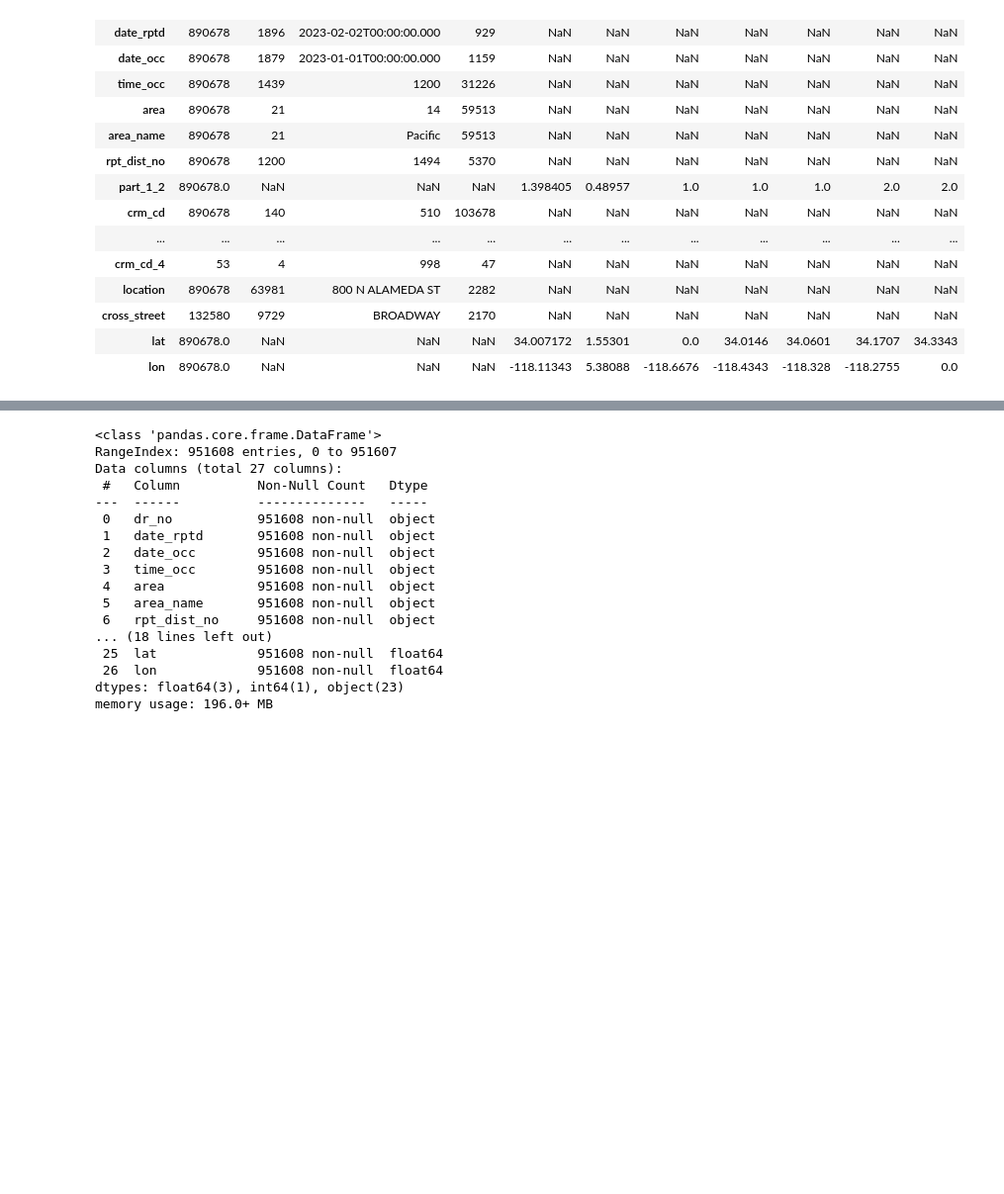
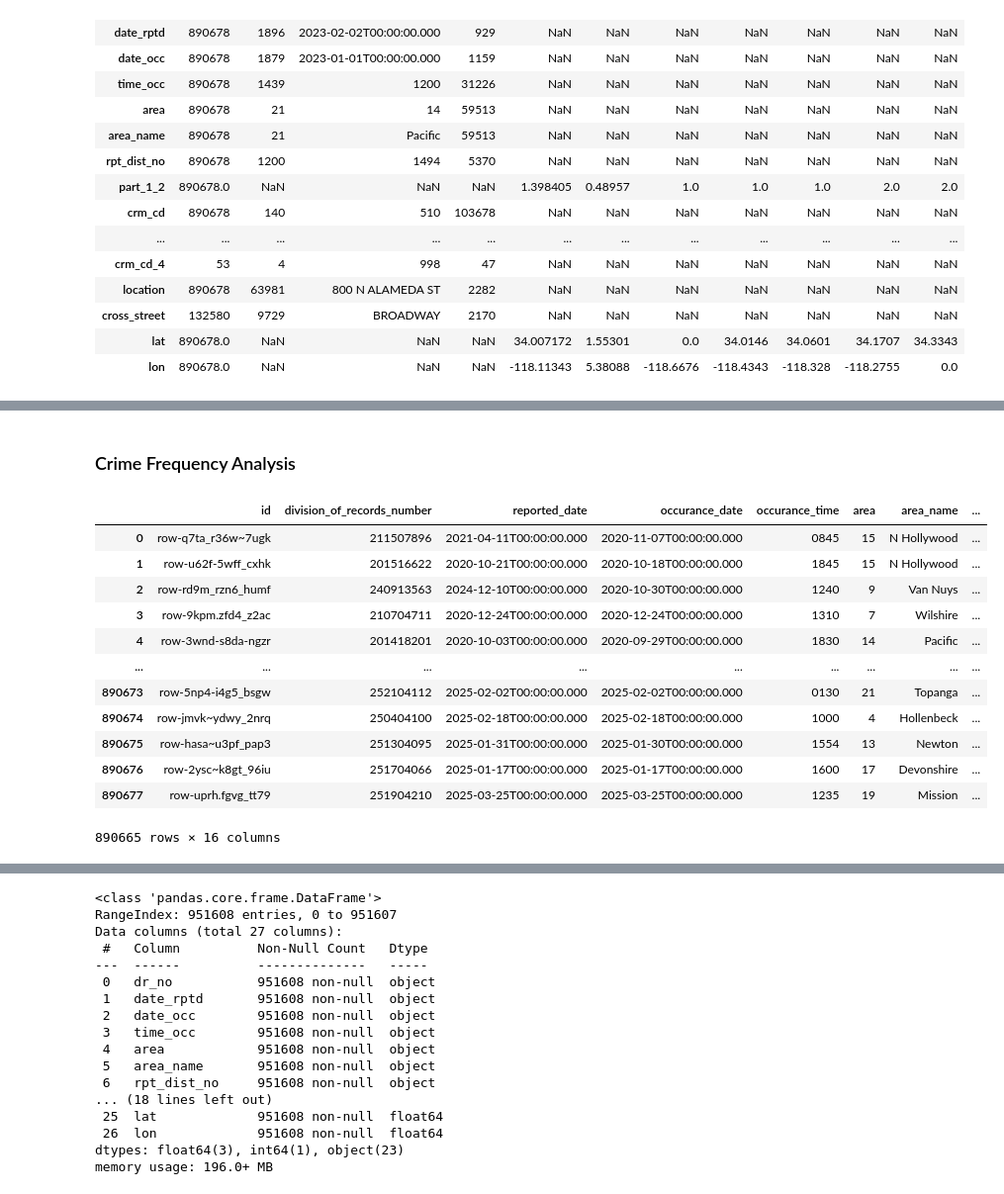
Before and after one commit to gurmemi/LA-Crime-Data-From-2020, a Jupyter notebook: Los Angeles Crime Analysis.ipynb, the cells around one changed output, grey strips where cells are left out. Shown at 99% size. Drawn from its saved outputs; the diff is of its cells as text; code cells hidden in the pictures; blank space fills up the shorter version.

Commit message:
data cleaning

```diff
--- a/Los Angeles Crime Analysis.ipynb
+++ b/Los Angeles Crime Analysis.ipynb
@@ -114,0 +119,21 @@ for col in data_clean.columns:
+# %%
+# Rename the columns in clear wording
+data_clean.rename(
+    columns={
+        '__id': 'id',
+        'dr_no': 'division_of_records_number',
+        'date_rptd': 'reported_date',
+        'date_occ': 'occurance_date',
+        'time_occ': 'occurance_time',
+        'area_name': 'area_name',
+        'rpt_dist_no': 'reporting_district_number',
+        'part_1_2': 'part_1_or_2',
+        'crm_cd': 'crime_code',
+        'crm_cd_desc': 'crime_code_description',
+        'vict_age': 'victim_age',
+        'status_desc': 'case_status_description',
+        'lat': 'latitude',
+        'lon': 'longitude'
+
+    }, inplace= True
+)
@@ -114,0 +160,31 @@ for col in data_clean.columns:
+# %%
+# Column names formatted as integer
+numeric_columns = [
+    'division_of_records_number',
+    'area',
+    'reporting_district_number',
+    'part_1_or_2',
+    'crime_code',
+    'victim_age',
+
+]
+
+data_clean[numeric_columns] = data_clean[numeric_columns].astype(int)
+# %% [markdown]
+### Crime Frequency Analysis
+# %%
+data_clean
+# %% [output]
+|  | id | division_of_records_number | reported_date | occurance_date | occurance_time | area | area_name | ... |
+| 0 | row-q7ta_r36w~7ugk | 211507896 | 2021-04-11T00:00:00.000 | 2020-11-07T00:00:00.000 | 0845 | 15 | N Hollywood | ... |
+| 1 | row-u62f-5wff_cxhk | 201516622 | 2020-10-21T00:00:00.000 | 2020-10-18T00:00:00.000 | 1845 | 15 | N Hollywood | ... |
+| 2 | row-rd9m_rzn6_humf | 240913563 | 2024-12-10T00:00:00.000 | 2020-10-30T00:00:00.000 | 1240 | 9 | Van Nuys | ... |
+| 3 | row-9kpm.zfd4_z2ac | 210704711 | 2020-12-24T00:00:00.000 | 2020-12-24T00:00:00.000 | 1310 | 7 | Wilshire | ... |
+| 4 | row-3wnd-s8da-ngzr | 201418201 | 2020-10-03T00:00:00.000 | 2020-09-29T00:00:00.000 | 1830 | 14 | Pacific | ... |
+| ... | ... | ... | ... | ... | ... | ... | ... | ... |
+| 890673 | row-5np4-i4g5_bsgw | 252104112 | 2025-02-02T00:00:00.000 | 2025-02-02T00:00:00.000 | 0130 | 21 | Topanga | ... |
+| 890674 | row-jmvk~ydwy_2nrq | 250404100 | 2025-02-18T00:00:00.000 | 2025-02-18T00:00:00.000 | 1000 | 4 | Hollenbeck | ... |
+| 890675 | row-hasa~u3pf_pap3 | 251304095 | 2025-01-31T00:00:00.000 | 2025-01-30T00:00:00.000 | 1554 | 13 | Newton | ... |
+| 890676 | row-2ysc~k8gt_96iu | 251704066 | 2025-01-17T00:00:00.000 | 2025-01-17T00:00:00.000 | 1600 | 17 | Devonshire | ... |
+| 890677 | row-uprh.fgvg_tt79 | 251904210 | 2025-03-25T00:00:00.000 | 2025-03-25T00:00:00.000 | 1235 | 19 | Mission | ... |
+890665 rows × 16 columns
```
Also changed, not shown: parts of 7 cells of this notebook.
